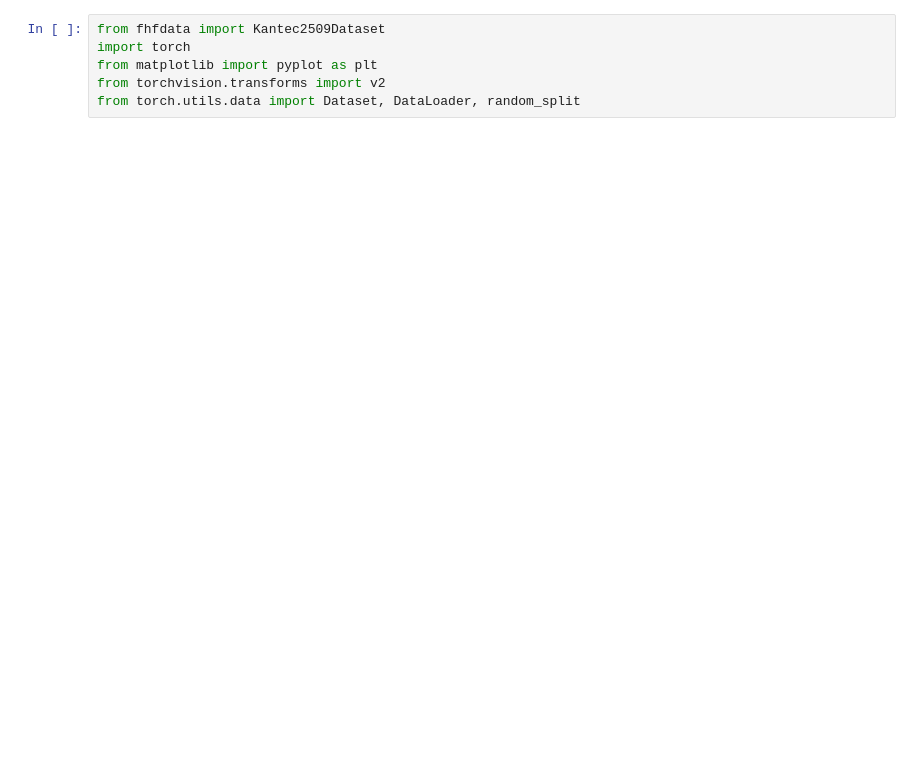
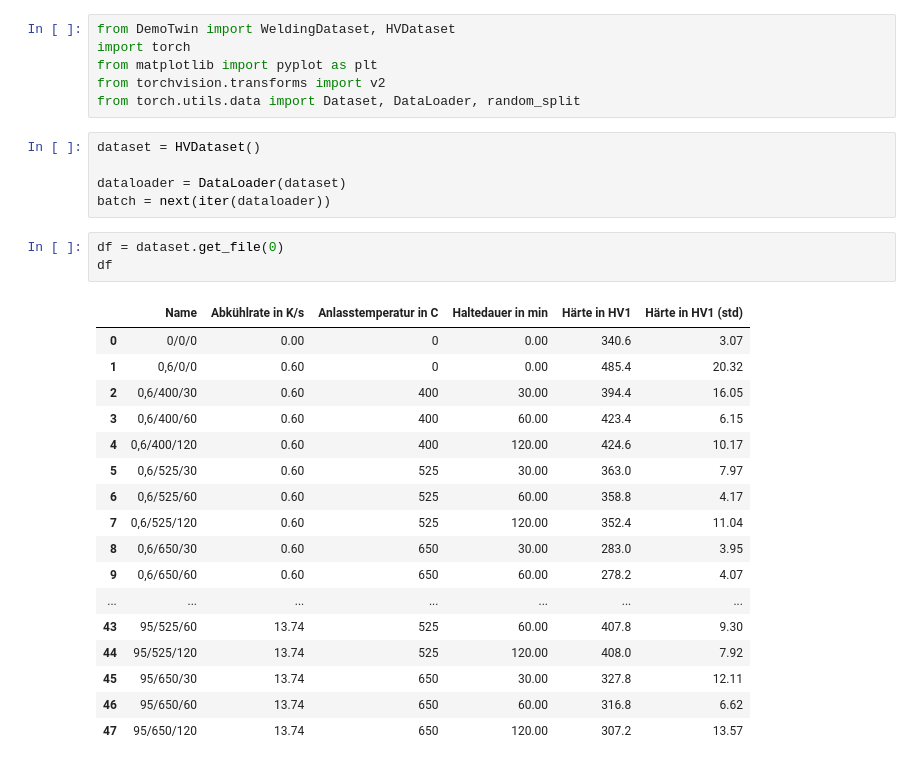
Before and after one commit to albers-btu/WAAMAnomalyDetection, a Jupyter notebook: notebooks/Demo_Loader.ipynb, the cells around one changed output. Saved outputs shown, nothing was run; the diff lists cells and outputs as text; blank space fills up the shorter version.

```diff
--- a/notebooks/Demo_Loader.ipynb
+++ b/notebooks/Demo_Loader.ipynb
@@ -1,6 +1,32 @@
 # %%
-from fhfdata import Kantec2509Dataset
+from DemoTwin import WeldingDataset, HVDataset
 import torch
 from matplotlib import pyplot as plt
 from torchvision.transforms import v2
 from torch.utils.data import Dataset, DataLoader, random_split
+# %%
+dataset = HVDataset()
+
+dataloader = DataLoader(dataset)
+batch = next(iter(dataloader))
+# %%
+df = dataset.get_file(0)
+df
+# %% [output]
+|  | Name | Abkühlrate in K/s | Anlasstemperatur in C | Haltedauer in min | Härte in HV1 | Härte in HV1 (std) |
+| 0 | 0/0/0 | 0.00 | 0 | 0.00 | 340.6 | 3.07 |
+| 1 | 0,6/0/0 | 0.60 | 0 | 0.00 | 485.4 | 20.32 |
+| 2 | 0,6/400/30 | 0.60 | 400 | 30.00 | 394.4 | 16.05 |
+| 3 | 0,6/400/60 | 0.60 | 400 | 60.00 | 423.4 | 6.15 |
+| 4 | 0,6/400/120 | 0.60 | 400 | 120.00 | 424.6 | 10.17 |
+| 5 | 0,6/525/30 | 0.60 | 525 | 30.00 | 363.0 | 7.97 |
+| 6 | 0,6/525/60 | 0.60 | 525 | 60.00 | 358.8 | 4.17 |
+| 7 | 0,6/525/120 | 0.60 | 525 | 120.00 | 352.4 | 11.04 |
+| 8 | 0,6/650/30 | 0.60 | 650 | 30.00 | 283.0 | 3.95 |
+| 9 | 0,6/650/60 | 0.60 | 650 | 60.00 | 278.2 | 4.07 |
+| ... | ... | ... | ... | ... | ... | ... |
+| 43 | 95/525/60 | 13.74 | 525 | 60.00 | 407.8 | 9.30 |
+| 44 | 95/525/120 | 13.74 | 525 | 120.00 | 408.0 | 7.92 |
+| 45 | 95/650/30 | 13.74 | 650 | 30.00 | 327.8 | 12.11 |
+| 46 | 95/650/60 | 13.74 | 650 | 60.00 | 316.8 | 6.62 |
+| 47 | 95/650/120 | 13.74 | 650 | 120.00 | 307.2 | 13.57 |
```
Also changed, not shown: parts of 2 cells of this notebook, 2 other files.
